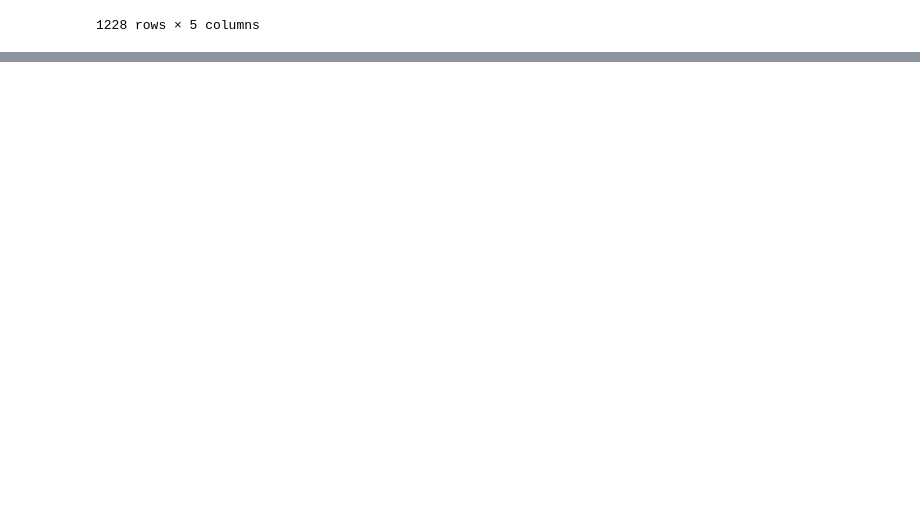
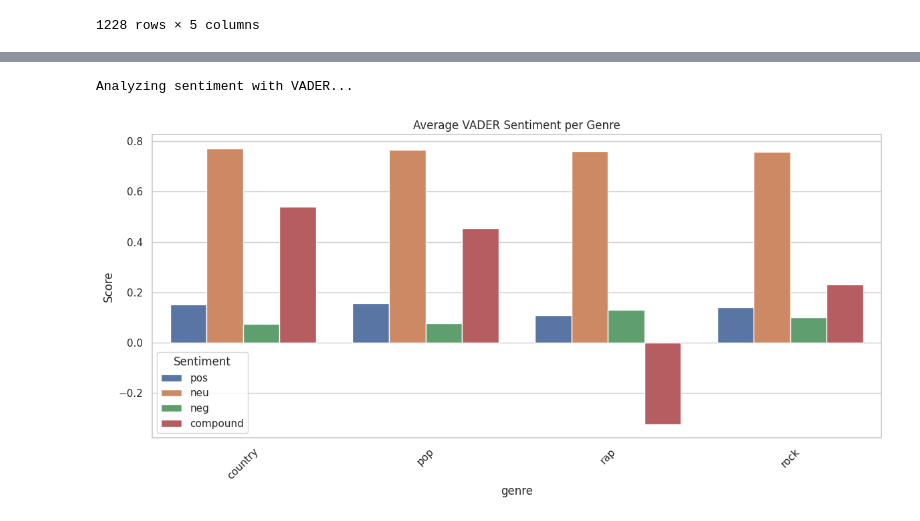
Before and after one commit to Ch3ris/Proiect_DM, a Jupyter notebook: Proiect.ipynb, the cells around one changed output, grey strips where cells are left out. Saved outputs shown, nothing was run; the diff lists cells and outputs as text; code cells hidden in the pictures; blank space fills up the shorter version.

```diff
--- a/Proiect.ipynb
+++ b/Proiect.ipynb
@@ -286,0 +674,35 @@ df
+# %%
+import nltk
+from nltk.sentiment import SentimentIntensityAnalyzer
+import pandas as pd
+import matplotlib.pyplot as plt
+import seaborn as sns
+
+# Download VADER lexicon if needed
+nltk.download('vader_lexicon')
+
+# Instantiate VADER
+sia = SentimentIntensityAnalyzer()
+
+# Apply VADER sentiment to each song (lyrics)
+print("Analyzing sentiment with VADER...")
+sentiment_scores = df['lyrics'].apply(sia.polarity_scores)
+
+# Convert list of dicts to DataFrame
+sentiment_df = pd.DataFrame(sentiment_scores.tolist())
+df_sentiment = pd.concat([df, sentiment_df], axis=1)
+
+# Group by genre and compute average sentiment
+genre_sentiment_avg = df_sentiment.groupby('genre')[['pos', 'neu', 'neg', 'compound']].mean().reset_index()
+
+# Plotting
+plt.figure(figsize=(12, 6))
+sns.set(style="whitegrid")
+sentiment_melted = genre_sentiment_avg.melt(id_vars='genre', var_name='Sentiment', value_name='Score')
+
+sns.barplot(data=sentiment_melted, x='genre', y='Score', hue='Sentiment')
+plt.title("Average VADER Sentiment per Genre")
+plt.xticks(rotation=45)
+plt.tight_layout()
+plt.show()
+# %% [output]
@@ -286,0 +710,2 @@ df
+Analyzing sentiment with VADER...
+[figure, added]
```
Also changed, not shown: parts of 17 cells of this notebook.
